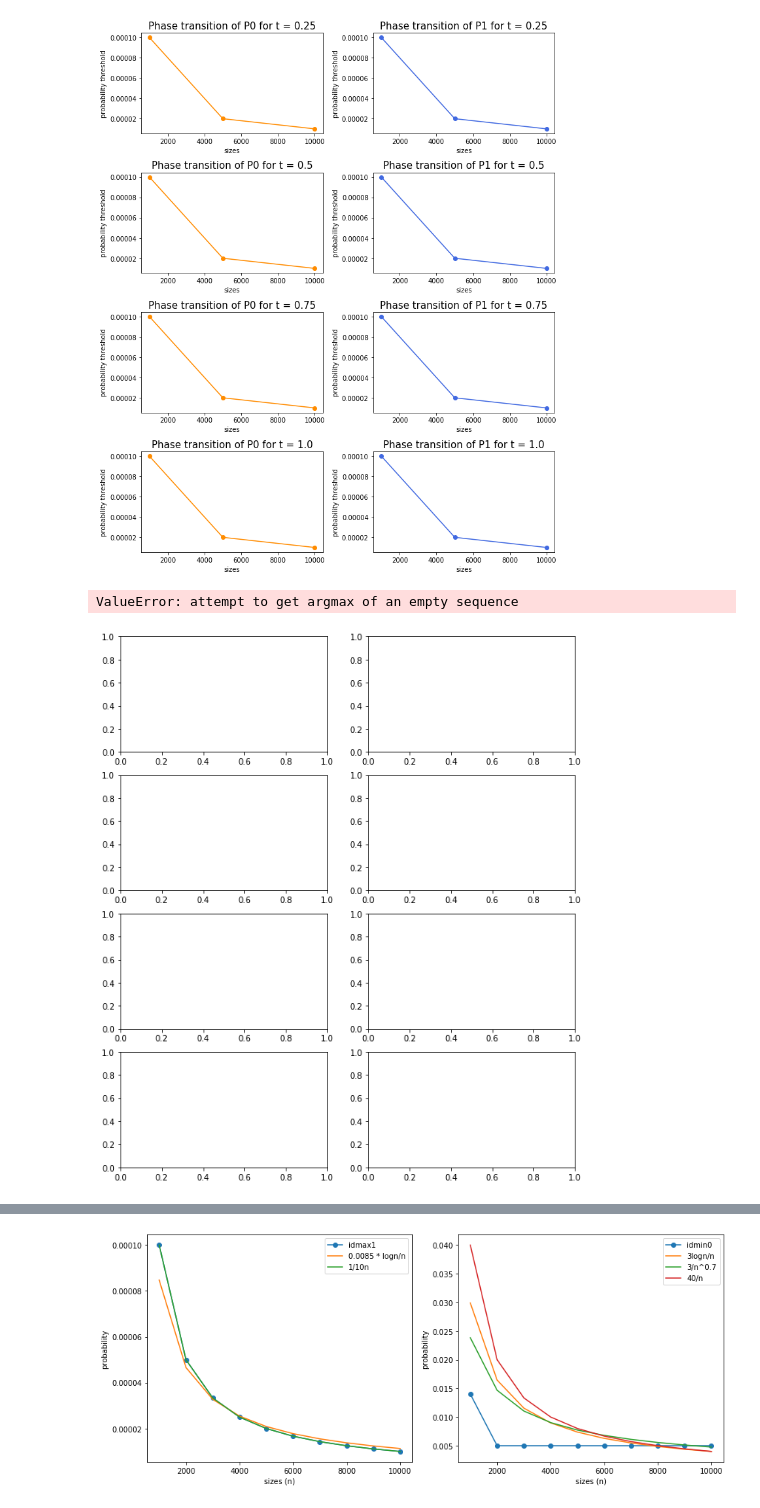
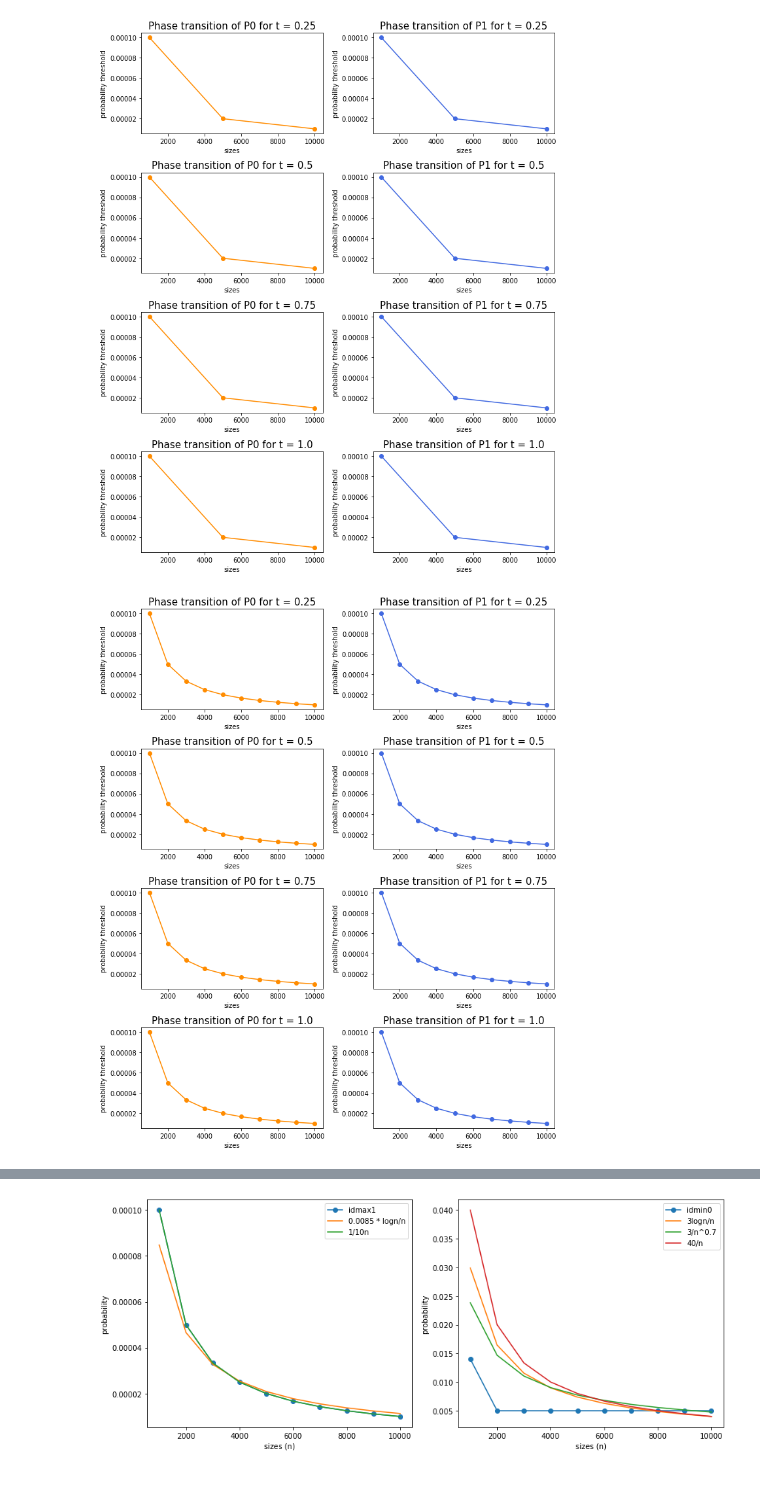
Before and after one commit to liacov/FLTR-Gnp, a Jupyter notebook: phases-visualization.ipynb, the cells around one changed output, grey strips where cells are left out. Drawn from its saved outputs; the diff is of its cells as text; code cells hidden in the pictures.

Commit message:
new images

```diff
--- a/phases-visualization.ipynb
+++ b/phases-visualization.ipynb
@@ -8,15 +8,22 @@ from os import path
 # %% [markdown]
 ## Visualization wrt different t
 # %%
-def plot_p0(prob, directed, n, res, t):
+def plot_property(prob, directed, n, res, t, prop):
     # check the directed value
     if directed:
         lab = 'dir'
     else : lab = 'und'
-    # check the t type
+    # check the type
     if t:
         thr = 'maxpred'
     else : thr = 'pred'
+    # check property code
+    if prop == 1:
+        color = 'royalblue'
+        mask = lambda x: (x.max_level <= 1) & (x.avg_level < 0)
+    if prop == 0:
+        color = 'darkorange'
+        mask = lambda x: (x.max_level == 0)
 
 
     fig, axs = plt.subplots(len(res), 1, figsize = (8,12))
@@ -28,13 +35,13 @@ def plot_p0(prob, directed, n, res, t):
             # load data
             temp = pd.read_csv('data/{}/data_{}_{}_{}.csv'.format(thr, lab, n, p), index_col=0)
             # on each realization check for which nodes the property is realized
-            temp2 = temp[temp.resistance == t].groupby('realization').apply(lambda x: (x.max_level <= 1) & (x.avg_level < 0))
+            temp2 = temp[temp.resistance == t].groupby('realization').apply(mask)
             data[p] = (pd.DataFrame(temp2).groupby('realization').sum() > 0).mean()
             del temp, temp2
 
         # plot data
         axs[i].set_title('Phase transition for t = {}'.format(t), fontsize=15)
-        _ = axs[i].plot(list(data.keys()), list(data.values()), 'o-', color='royalblue')
+        _ = axs[i].plot(list(data.keys()), list(data.values()), 'o-', color=color)
         _ = axs[i].set_xlim(xmax=0.2)
         _ = axs[i].set_xlabel('probability')
 
@@ -43,14 +50,14 @@ def plot_p0(prob, directed, n, res, t):
 
     #plt.suptitle('Phase transition for maxlevel < 1, n = {}, {}'.format(n, lab), y=1.02, fontsize=20)
     plt.tight_layout()
-    plt.savefig('images/p0_{}_{}_{}.jpeg'.format(thr, lab, n))
+    plt.savefig('images/p{}_{}_{}_{}.jpeg'.format(prop, thr, lab, n))
 # %%
-# graph size
-N = 1000
 # directed
-d = False
+d = True
 # type: {True : maxpred, False: pred}
 t = False
+# property code (0 or 1)
+p = 1
 
 for N in [1000, 5000, 10000]:
     # reading probabilities
@@ -65,7 +72,7 @@ for N in [1000, 5000, 10000]:
     res = np.load('data/res_phase1.npy')
 
     # show data on nodes per resistance value, for each gnp (mean on sample)
-    plot_p0(prob, d, N, res, t)
+    plot_property(prob, d, N, res, t, p)
 # %% [output]
 Used probabilities: [0.0001, 0.0005, 0.002969251759660712, 0.004938503519321424, 0.009, 0.01, 0.01399999999999997, 0.018499999999999975, 0.02299999999999998, 0.027499999999999983, 0.03199999999999999, ...
 Used probabilities: [2e-05, 0.0001, 0.0007011462127610826, 0.001202292425522165, 0.005, 0.01, 0.01399999999999997, 0.018499999999999975, 0.02299999999999998, 0.027499999999999983, 0.03199999999999999, ...
@@ -78,7 +216,8 @@ Used probabilities: [1e-05, 5e-05, 0.00037367801239920613, 0.0006473560247984122
 # %%
-N = 1000
-d = True
-t = False
+# directed
+d = False
+# type: {True : maxpred, False: pred}
+t = True
 
 # reading resistances
 res = np.load('data/res_phase1.npy')
@@ -145,7 +226,6 @@ plot_threshold(False, [1000, 5000, 10000], res, t)
 # %% [output]
 [figure]
 # %%
-plot_threshold(False, list(range(10**3, 10**4 + 10**3, 10**3)), res, t)
+plot_threshold(d, list(range(10**3, 10**4 + 10**3, 10**3)), res, t, 'left')
 # %% [output]
-ValueError: attempt to get argmax of an empty sequence
-[figure, old version]
+[figure, new version]
```
Also changed, not shown: parts of 17 cells of this notebook, 26 other files.
